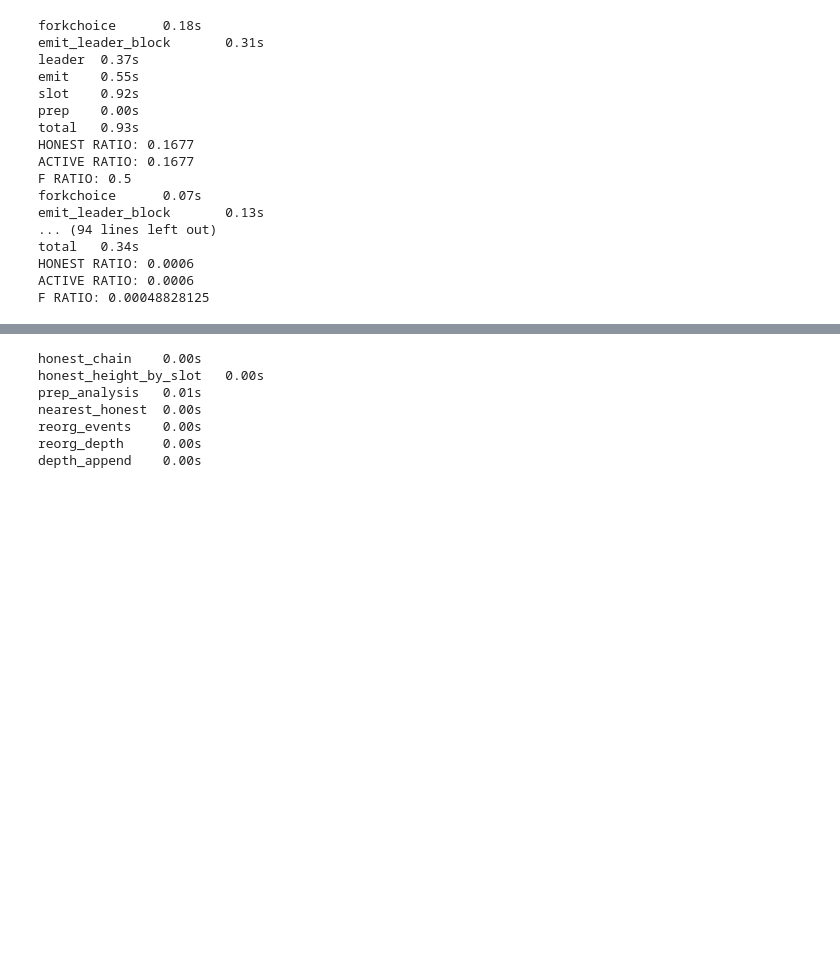
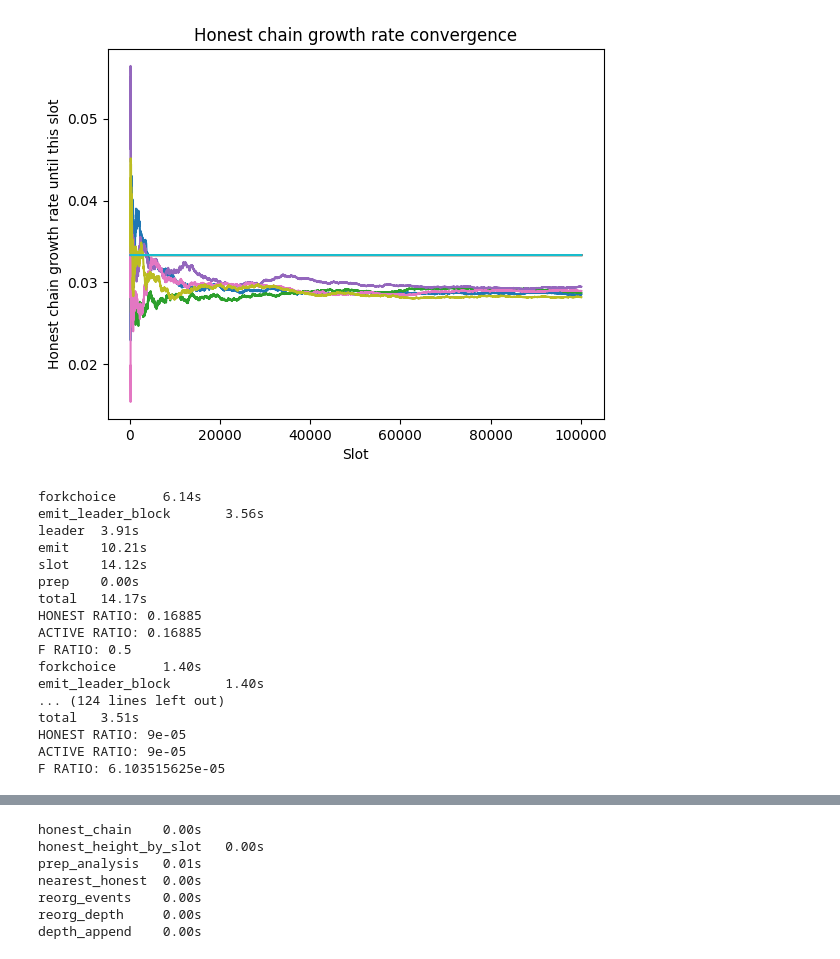
Before and after one commit to logos-co/nomos-pocs, a Jupyter notebook: cryptarchia/longest-chain-cryptarchia.ipynb, the cells around one changed output, grey strips where cells are left out. Cells and saved outputs as stored; diff of their text form; code cells hidden in the pictures; blank space fills up the shorter version.

```diff
--- a/cryptarchia/longest-chain-cryptarchia.ipynb
+++ b/cryptarchia/longest-chain-cryptarchia.ipynb
@@ -429,18 +472,30 @@ Wall time: 47.5 ms
+# %%
+slots_list = np.array(range(sim_chain_growth_fixed.params.SLOTS)[100:]) + 100 #remove first few slots
+
+for i in range(5):
+    plt.plot(slots_list, ratios_sims[i][100:])
+    plt.plot(slots_list, np.full(len(slots_list), 1/30))
+    plt.xlabel("Slot")
+    plt.ylabel("Honest chain growth rate until this slot")
+    plt.title("Honest chain growth rate convergence")
+
+plt.show()
+# %% [output]
+[figure, added]
 # %%
-f_values = [1 / (2**i) for i in range(1, 12)]
+f_values = [1 / (2**i) for i in range(1, 15)]
 ratios = []
 for i in f_values:
-    np.random.seed(0)
     sim_chain_growth = Sim(
         params=Params(
-            SLOTS=10000,
+            SLOTS=100000,
             f=i,
             adversary_control = 10 ** -9,
             honest_stake = np.random.pareto(10, 1000)
         ),
         network=blend_net
     )
-    sim_chain_growth.run(seed=0)
+    sim_chain_growth.run()
 
     active_slots = np.full(sim_chain_growth.params.SLOTS, 0)
     for b in sim_chain_growth.blocks:
@@ -452,23 +507,23 @@ for i in f_values:
     print(f"F RATIO: {sim_chain_growth.params.f}")
     ratios.append(len(sim_chain_growth.honest_chain()) / sim_chain_growth.params.SLOTS / sim_chain_growth.params.f)
 # %% [output]
-forkchoice      0.18s
-emit_leader_block       0.31s
-leader  0.37s
-emit    0.55s
-slot    0.92s
+forkchoice      6.14s
+emit_leader_block       3.56s
+leader  3.91s
+emit    10.21s
+slot    14.12s
 prep    0.00s
-total   0.93s
-HONEST RATIO: 0.1677
-ACTIVE RATIO: 0.1677
+total   14.17s
+HONEST RATIO: 0.16885
+ACTIVE RATIO: 0.16885
 F RATIO: 0.5
-forkchoice      0.07s
-emit_leader_block       0.13s
-... (94 lines left out)
-total   0.34s
-HONEST RATIO: 0.0006
-ACTIVE RATIO: 0.0006
-F RATIO: 0.00048828125
+forkchoice      1.40s
+emit_leader_block       1.40s
+... (124 lines left out)
+total   3.51s
+HONEST RATIO: 9e-05
+ACTIVE RATIO: 9e-05
+F RATIO: 6.103515625e-05
 # %%
 plt.plot(f_values, ratios)
 plt.xscale('log')
```
Also changed, not shown: parts of 10 cells of this notebook.
